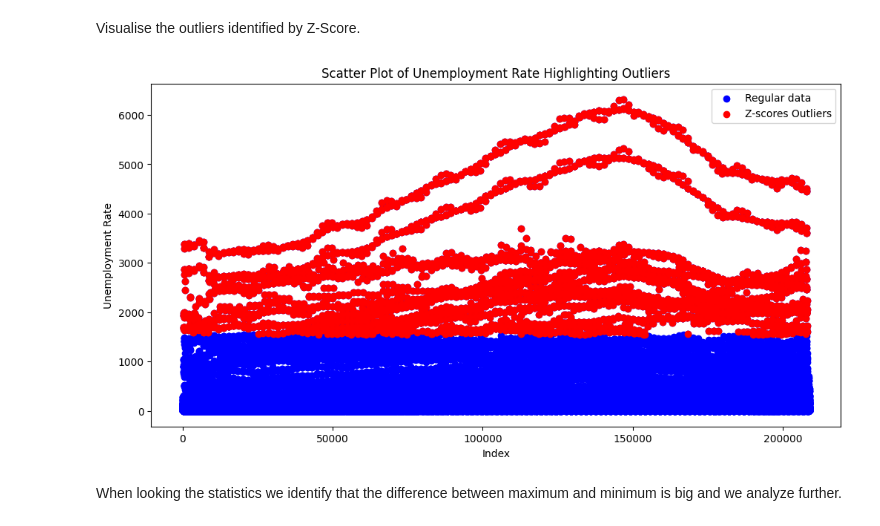
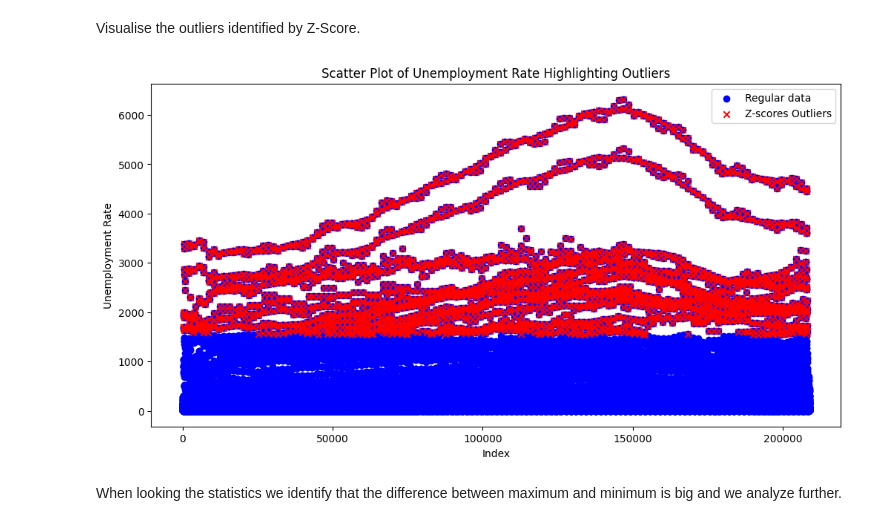
Before and after one commit to valzagrainca/Analysis-of-unemployment-in-EU-countries, a Jupyter notebook: unemployment.ipynb, the cells around one changed output. Saved outputs shown, nothing was run; the diff lists cells and outputs as text; code cells hidden in the pictures.

```diff
--- a/unemployment.ipynb
+++ b/unemployment.ipynb
@@ -281,17 +281,17 @@ Visualise the outliers identified by Z-Score.
 # %%
 # Scatter plot for all data
 plt.figure(figsize=(12, 6))
 plt.scatter(data_tr_df.index, data_tr_df['UNEMPLOYMENT_RATE'], color='blue', label='Regular data')
 
 # Scatter plot for outliers
-plt.scatter(outliers_z.index, outliers_z['UNEMPLOYMENT_RATE'], color='red', label='Z-scores Outliers')
+plt.scatter(outliers_z.index, outliers_z['UNEMPLOYMENT_RATE'], color='red', label='Z-scores Outliers',marker='x')
 plt.title("Scatter Plot of Unemployment Rate Highlighting Outliers")
 plt.xlabel("Index")
 plt.ylabel("Unemployment Rate")
 plt.legend()
 plt.show()
 # %% [output]
-[figure, old version]
+[figure, new version]
 # %% [markdown]
 When looking the statistics we identify that the difference between maximum and minimum is big and we analyze further.
 # %%
```
Also changed, not shown: parts of 8 cells of this notebook.
